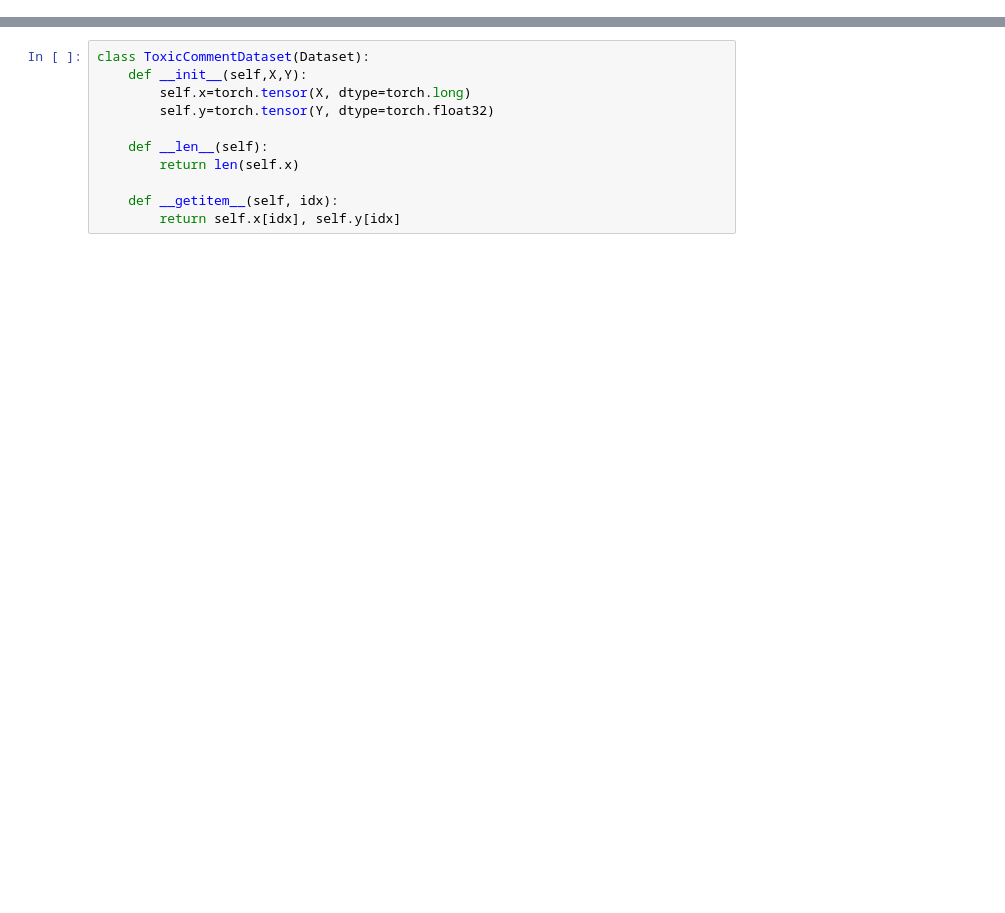
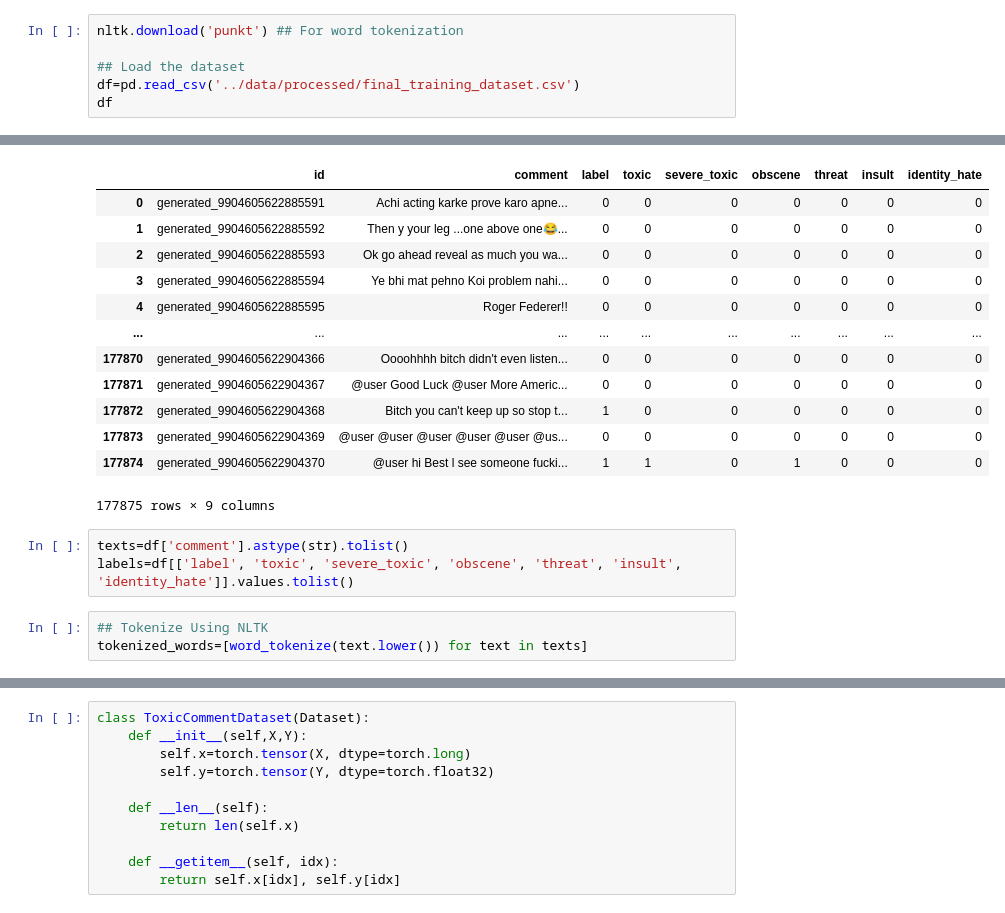
Before and after one commit to gaurav13407/Toxic_comment_detector-ML-, a Jupyter notebook: notebooks/LSTm.ipynb, the cells around one changed output, grey strips where cells are left out. Saved outputs shown, nothing was run; the diff lists cells and outputs as text; blank space fills up the shorter version.

```diff
--- a/notebooks/LSTm.ipynb
+++ b/notebooks/LSTm.ipynb
@@ -5,0 +15,7 @@ from torch.utils.data import DataLoader,Dataset
+# %%
+nltk.download('punkt') ## For word tokenization
+
+## Load the dataset
+df=pd.read_csv('../data/processed/final_training_dataset.csv')
+df
+# %% [output]
@@ -5,0 +25,19 @@ from torch.utils.data import DataLoader,Dataset
+|  | id | comment | label | toxic | severe_toxic | obscene | threat | insult | identity_hate |
+| 0 | generated_9904605622885591 | Achi acting karke prove karo apne... | 0 | 0 | 0 | 0 | 0 | 0 | 0 |
+| 1 | generated_9904605622885592 | Then y your leg ...one above one😂... | 0 | 0 | 0 | 0 | 0 | 0 | 0 |
+| 2 | generated_9904605622885593 | Ok go ahead reveal as much you wa... | 0 | 0 | 0 | 0 | 0 | 0 | 0 |
+| 3 | generated_9904605622885594 | Ye bhi mat pehno Koi problem nahi... | 0 | 0 | 0 | 0 | 0 | 0 | 0 |
+| 4 | generated_9904605622885595 | Roger Federer!! | 0 | 0 | 0 | 0 | 0 | 0 | 0 |
+| ... | ... | ... | ... | ... | ... | ... | ... | ... | ... |
+| 177870 | generated_9904605622904366 | Oooohhhh bitch didn't even listen... | 0 | 0 | 0 | 0 | 0 | 0 | 0 |
+| 177871 | generated_9904605622904367 | @user Good Luck @user More Americ... | 0 | 0 | 0 | 0 | 0 | 0 | 0 |
+| 177872 | generated_9904605622904368 | Bitch you can't keep up so stop t... | 1 | 0 | 0 | 0 | 0 | 0 | 0 |
+| 177873 | generated_9904605622904369 | @user @user @user @user @user @us... | 0 | 0 | 0 | 0 | 0 | 0 | 0 |
+| 177874 | generated_9904605622904370 | @user hi Best l see someone fucki... | 1 | 1 | 0 | 1 | 0 | 0 | 0 |
+177875 rows × 9 columns
+# %%
+texts=df['comment'].astype(str).tolist()
+labels=df[['label', 'toxic', 'severe_toxic', 'obscene', 'threat', 'insult', 'identity_hate']].values.tolist()
+# %%
+## Tokenize Using NLTK
+tokenized_words=[word_tokenize(text.lower()) for text in texts]
```
Also changed, not shown: parts of 17 cells of this notebook, 9 other files.
